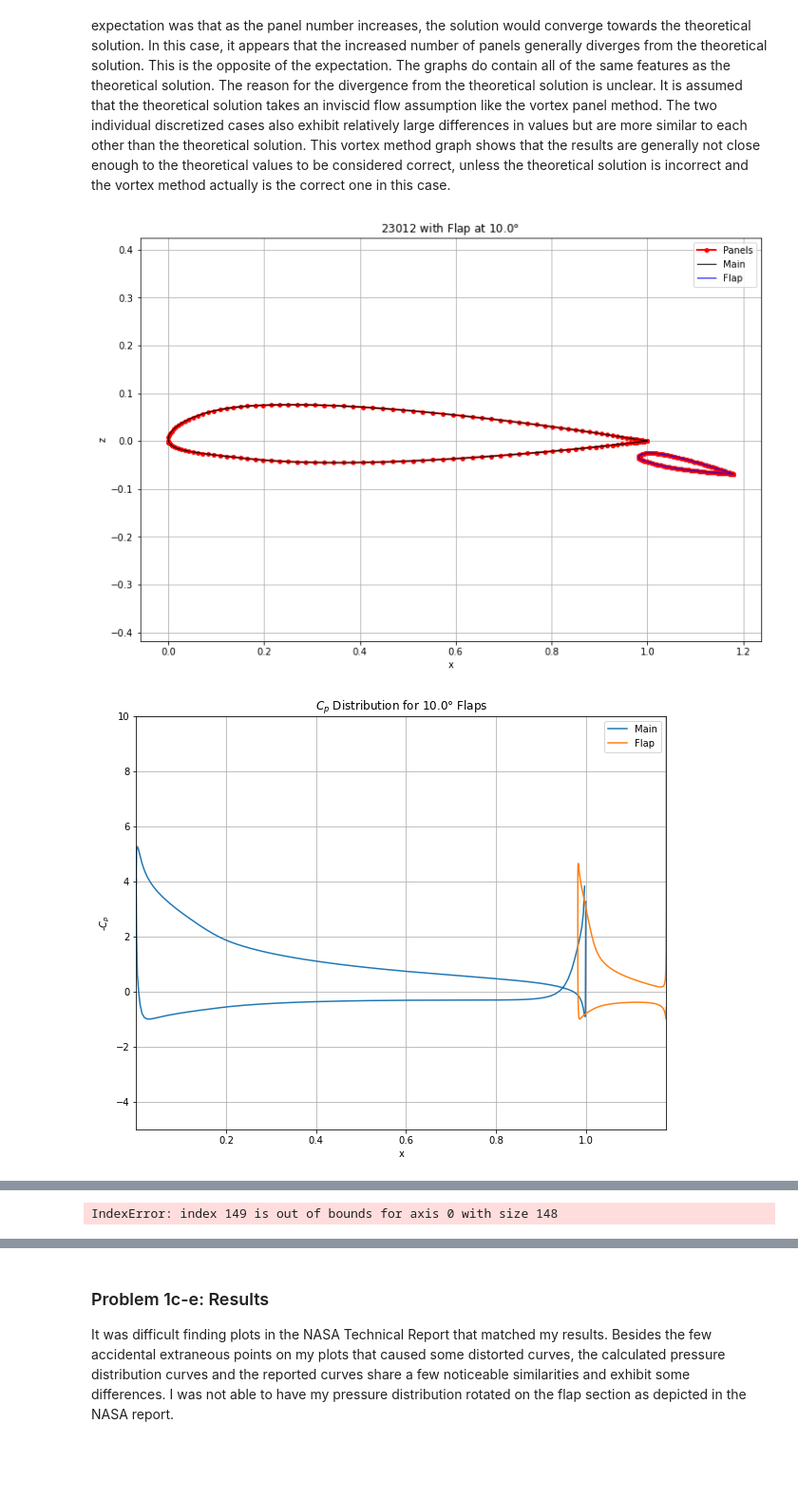
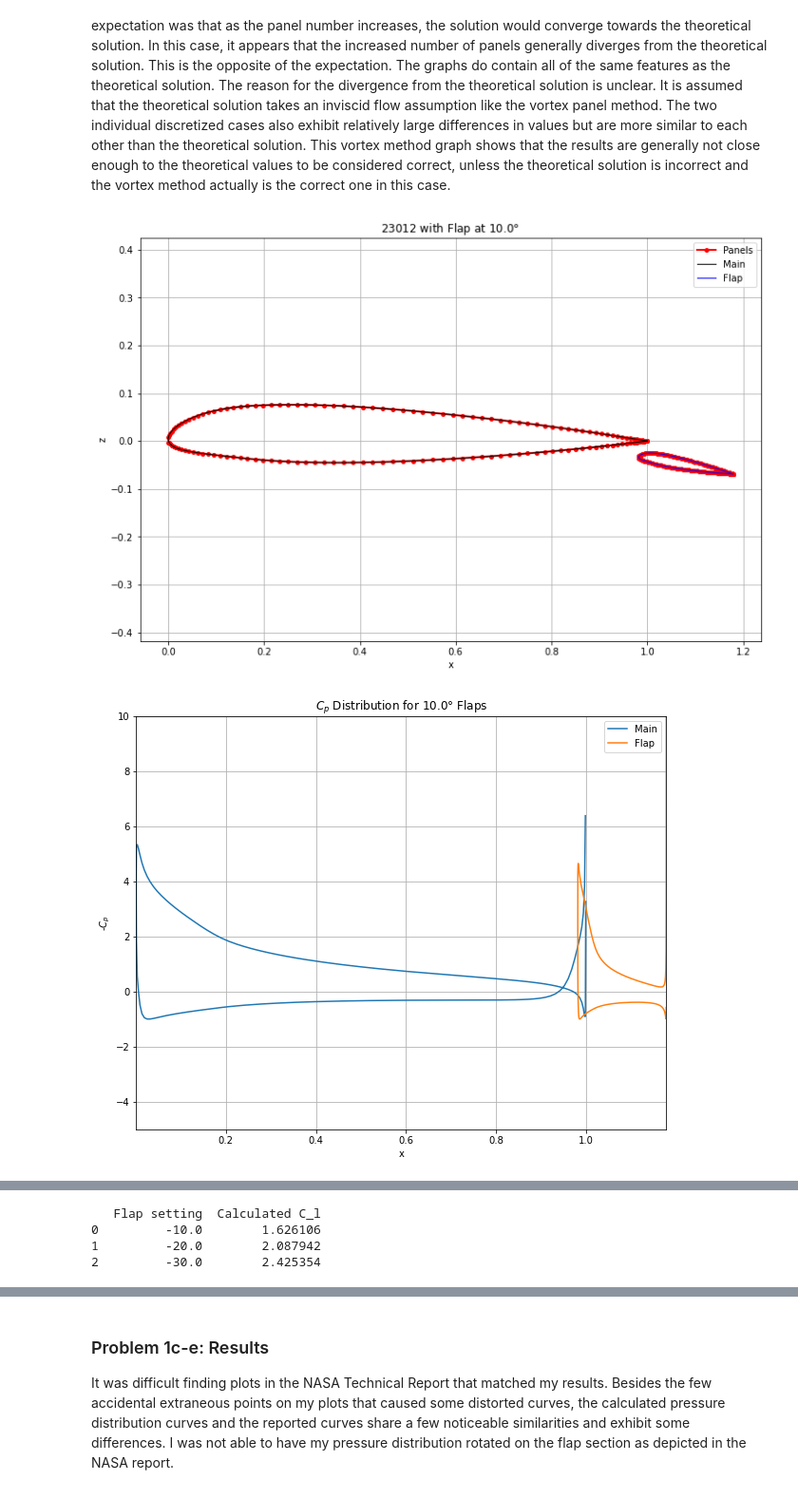
Before and after one commit to Keldencodes/eae127, a Jupyter notebook: Ben-Ora_Kelden_Project5/Ben-Ora_Kelden_Project5.ipynb, the cells around one changed output, grey strips where cells are left out. Shown: that part at 95% size. Drawn from its saved outputs; the diff is of its cells as text; code cells hidden in the pictures; blank space fills up the shorter version.

```diff
--- a/Ben-Ora_Kelden_Project5/Ben-Ora_Kelden_Project5.ipynb
+++ b/Ben-Ora_Kelden_Project5/Ben-Ora_Kelden_Project5.ipynb
@@ -326,7 +326,7 @@ def rotate_flap(x_flap, y_flap, rad):
     x = x_flap
     y = y_flap
     # rotation matrix
-    R = np.array(((np.cos(rad), -np.sin(rad)),(np.sin(rad), np.cos(rad))))
+    R = numpy.array(((numpy.cos(rad), -numpy.sin(rad)),(numpy.sin(rad), numpy.cos(rad))))
 
     # move the coords over to the origin first
     leading_edge_x = min(x)
@@ -361,7 +361,7 @@ with open(main, 'r') as infile:
 flap_setting_deg = [-10.0, -20.0, -30.0]
 flap_setting_rad = []
 for deg in flap_setting_deg:
-    flap_setting_rad.append(np.radians(deg))
+    flap_setting_rad.append(numpy.radians(deg))
 
 cl_list = []
 for i in range(3):
@@ -380,31 +380,31 @@ for i in range(3):
     plt.xlabel('x')
     plt.ylabel('z')
     plt.title(f'23012 with Flap at {-flap_setting_deg[i]}' + r'$\degree$')
     plt.legend()
     plt.grid()
     plt.show()
 
     cps = []
     xcs = []
     for panel in panels:
         cps.append(-panel.cp)
         xcs.append(panel.xc)
 
     # plot pressure distributions for each case
     plt.figure(figsize=(10, 8))
     plt.plot(xcs[0:(int(len(xcs)/2)-1)], cps[0:(int(len(xcs)/2)-1)], label='Main')
     plt.plot(xcs[int(len(xcs)/2):-1], cps[int(len(xcs)/2):-1], label='Flap')
     plt.title(r'$C_p$ Distribution' + f' for {-flap_setting_deg[i]}' + r'$\degree$ Flaps')
     plt.xlabel('x')
     plt.ylabel(r'-$C_p$')
     plt.xlim([min(xcs), max(xcs)])
     plt.ylim([-5, 10])
     plt.legend()
     plt.grid()
     plt.show()
 
 d = {'Flap setting': flap_setting_deg, 'Calculated C_l': cl_list}
 print(pd.DataFrame(d))
 # %% [output]
 [figure]
-[figure, old version]
+[figure, new version]
@@ -411 +415,4 @@ print(pd.DataFrame(d))
-IndexError: index 149 is out of bounds for axis 0 with size 148
+   Flap setting  Calculated C_l
+0         -10.0        1.626106
+1         -20.0        2.087942
+2         -30.0        2.425354
```
Also changed, not shown: parts of 10 cells of this notebook, 6 other files.
